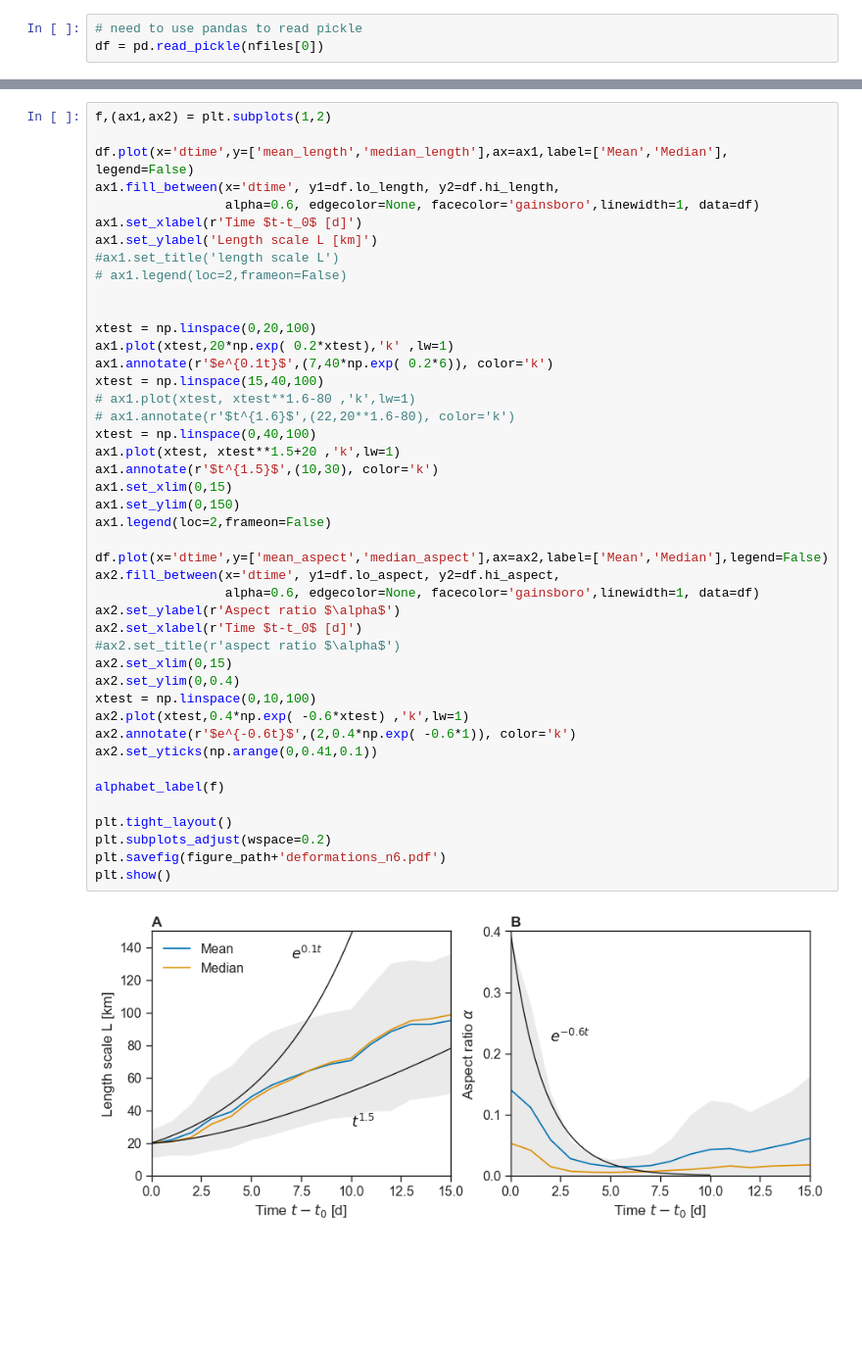
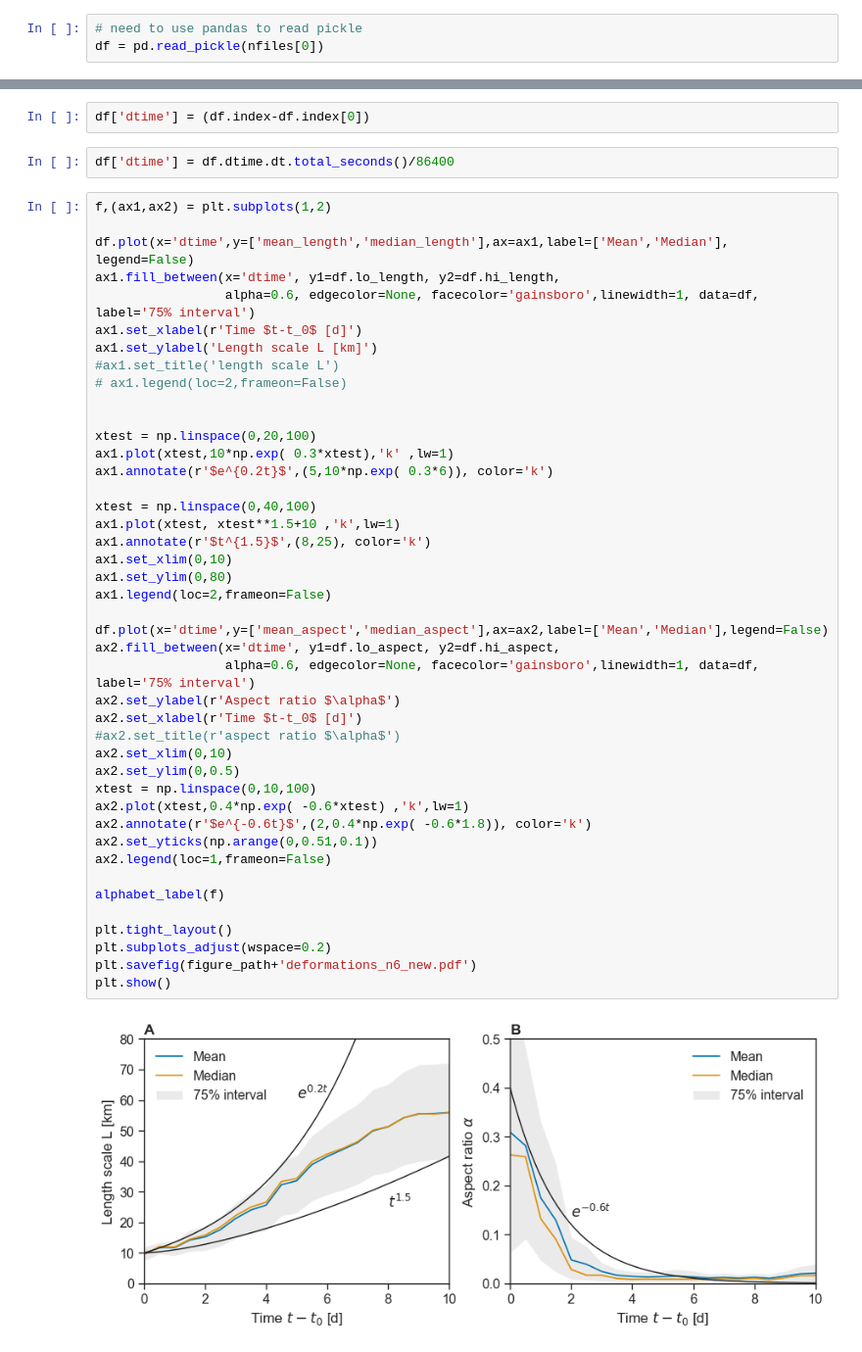
Before and after one commit to sessink/velocity_gradients, a Jupyter notebook: notebooks/ipynb/plot_def_timeseries.ipynb, the cells around one changed output, grey strips where cells are left out. Shown at 98% size. Saved outputs shown, nothing was run; the diff lists cells and outputs as text; blank space fills up the shorter version.

```diff
--- a/notebooks/ipynb/plot_def_timeseries.ipynb
+++ b/notebooks/ipynb/plot_def_timeseries.ipynb
@@ -55,46 +35,49 @@ df
+# %%
+df['dtime'] = (df.index-df.index[0])
+# %%
+df['dtime'] = df.dtime.dt.total_seconds()/86400
 # %%
 f,(ax1,ax2) = plt.subplots(1,2)
 
 df.plot(x='dtime',y=['mean_length','median_length'],ax=ax1,label=['Mean','Median'], legend=False)
 ax1.fill_between(x='dtime', y1=df.lo_length, y2=df.hi_length,
-                 alpha=0.6, edgecolor=None, facecolor='gainsboro',linewidth=1, data=df)
+                 alpha=0.6, edgecolor=None, facecolor='gainsboro',linewidth=1, data=df, label='75% interval')
 ax1.set_xlabel(r'Time $t-t_0$ [d]')
 ax1.set_ylabel('Length scale L [km]')
 #ax1.set_title('length scale L')
 # ax1.legend(loc=2,frameon=False)
 
 
 xtest = np.linspace(0,20,100)
-ax1.plot(xtest,20*np.exp( 0.2*xtest),'k' ,lw=1)
-ax1.annotate(r'$e^{0.1t}$',(7,40*np.exp( 0.2*6)), color='k')
-xtest = np.linspace(15,40,100)
-# ax1.plot(xtest, xtest**1.6-80 ,'k',lw=1)
-# ax1.annotate(r'$t^{1.6}$',(22,20**1.6-80), color='k')
+ax1.plot(xtest,10*np.exp( 0.3*xtest),'k' ,lw=1)
+ax1.annotate(r'$e^{0.2t}$',(5,10*np.exp( 0.3*6)), color='k')
+
 xtest = np.linspace(0,40,100)
-ax1.plot(xtest, xtest**1.5+20 ,'k',lw=1)
-ax1.annotate(r'$t^{1.5}$',(10,30), color='k')
-ax1.set_xlim(0,15)
-ax1.set_ylim(0,150)
+ax1.plot(xtest, xtest**1.5+10 ,'k',lw=1)
+ax1.annotate(r'$t^{1.5}$',(8,25), color='k')
+ax1.set_xlim(0,10)
+ax1.set_ylim(0,80)
 ax1.legend(loc=2,frameon=False)
 
 df.plot(x='dtime',y=['mean_aspect','median_aspect'],ax=ax2,label=['Mean','Median'],legend=False)
 ax2.fill_between(x='dtime', y1=df.lo_aspect, y2=df.hi_aspect,
-                 alpha=0.6, edgecolor=None, facecolor='gainsboro',linewidth=1, data=df)
+                 alpha=0.6, edgecolor=None, facecolor='gainsboro',linewidth=1, data=df, label='75% interval')
 ax2.set_ylabel(r'Aspect ratio $\alpha$')
 ax2.set_xlabel(r'Time $t-t_0$ [d]')
 #ax2.set_title(r'aspect ratio $\alpha$')
-ax2.set_xlim(0,15)
-ax2.set_ylim(0,0.4)
+ax2.set_xlim(0,10)
+ax2.set_ylim(0,0.5)
 xtest = np.linspace(0,10,100)
 ax2.plot(xtest,0.4*np.exp( -0.6*xtest) ,'k',lw=1)
-ax2.annotate(r'$e^{-0.6t}$',(2,0.4*np.exp( -0.6*1)), color='k')
-ax2.set_yticks(np.arange(0,0.41,0.1))
+ax2.annotate(r'$e^{-0.6t}$',(2,0.4*np.exp( -0.6*1.8)), color='k')
+ax2.set_yticks(np.arange(0,0.51,0.1))
+ax2.legend(loc=1,frameon=False)
 
 alphabet_label(f)
 
 plt.tight_layout()
 plt.subplots_adjust(wspace=0.2)
-plt.savefig(figure_path+'deformations_n6.pdf')
+plt.savefig(figure_path+'deformations_n6_new.pdf')
 plt.show()
 # %% [output]
-[figure, old version]
+[figure, new version]
```
Also changed, not shown: parts of 1 cell of this notebook, 2 other files.
